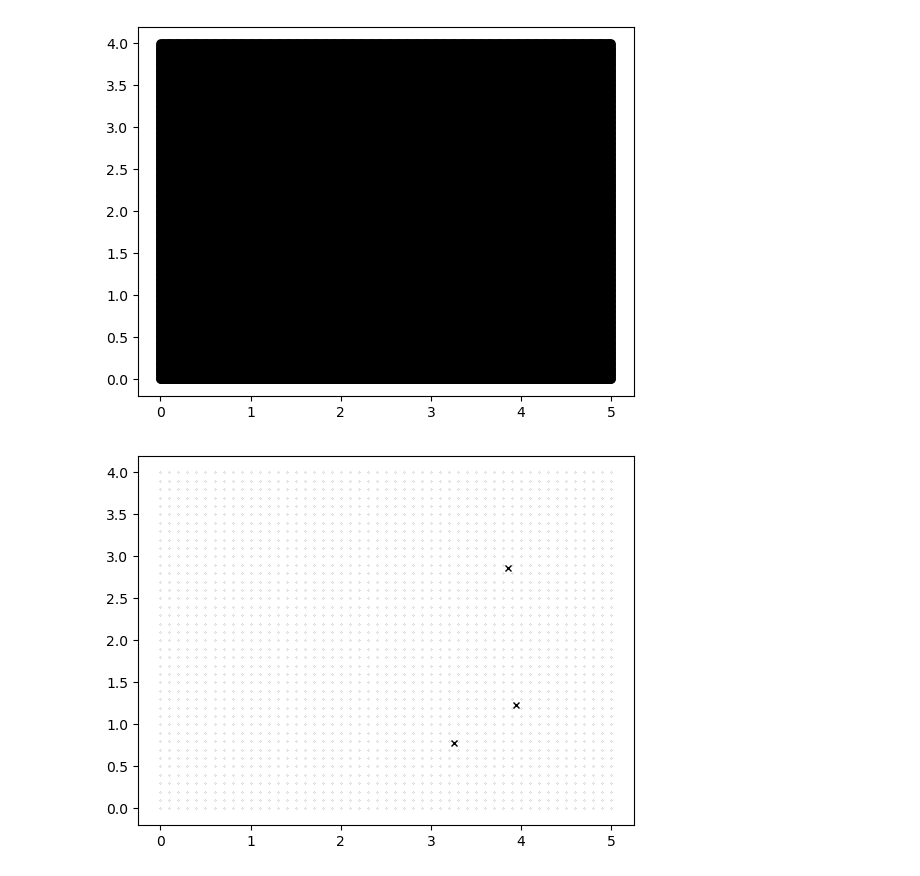
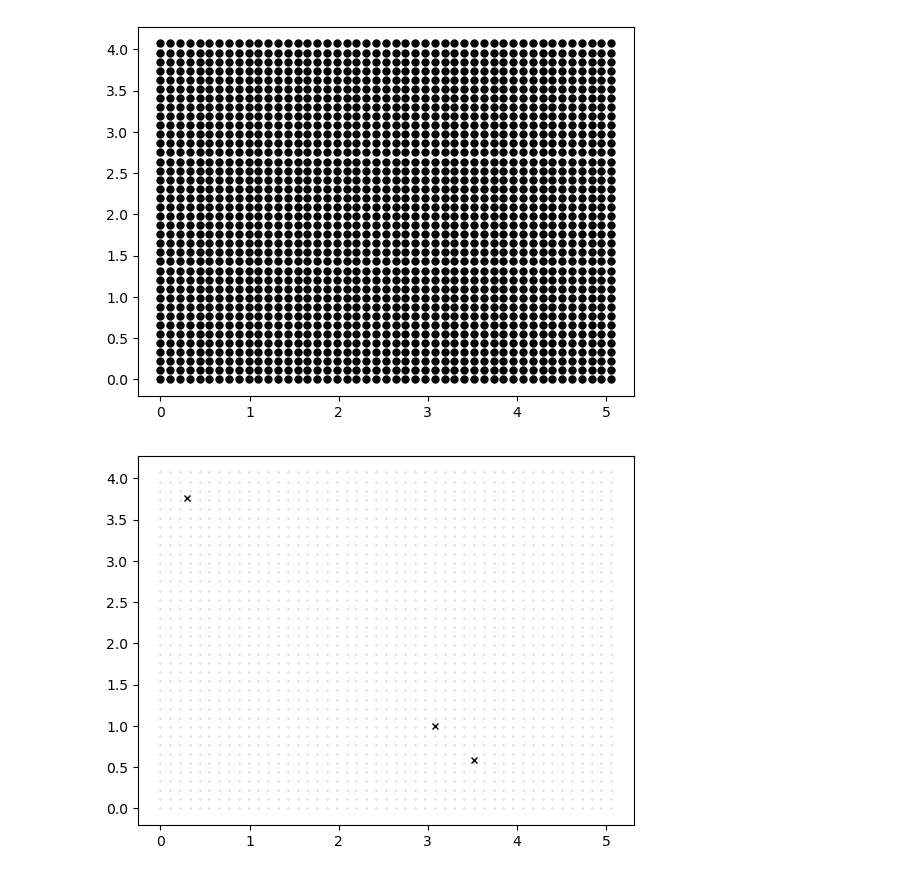
Before and after one commit to laurahsisson/aromap, a Jupyter notebook: aromap.ipynb, the cells around one changed output. Drawn from its saved outputs; the diff is of its cells as text; code cells hidden in the pictures.

```diff
--- a/aromap.ipynb
+++ b/aromap.ipynb
@@ -4,20 +4,20 @@ import torch
 # %%
 def plot(positions,marker,color,size=5):
     plt.plot(positions.numpy()[:,0],positions.numpy()[:,1], marker=marker, color=color, markersize=size, linestyle='none')
 
 num_centers = 3
 width = 5
 height = 4
-step = .01
+step = .11
 x = torch.arange(start=0,end=width+step,step=step)
 y = torch.arange(start=0,end=height+step,step=step)
 grid_x, grid_y = torch.meshgrid(x, y, indexing='ij')
 grid_pos_matrix = torch.stack([grid_x,grid_y],dim=-1).float()
 grid_pos = grid_pos_matrix.reshape((grid_pos_matrix.shape[0]*grid_pos_matrix.shape[1],-1))
 plot(grid_pos,marker='o',color='k')
 plt.show()
 # %% [output]
-[figure, old version]
+[figure, new version]
 # %%
 centers_x = torch.FloatTensor(num_centers, 1).uniform_(0, width)
 centers_y = torch.FloatTensor(num_centers, 1).uniform_(0, height)
@@ -26,4 +26,4 @@ plot(grid_pos, marker='o', color='k',size=.1)
 plot(centers_pos, marker='x', color='k')
 plt.show()
 # %% [output]
-[figure, old version]
+[figure, new version]
```
Also changed, not shown: parts of 5 cells of this notebook.
